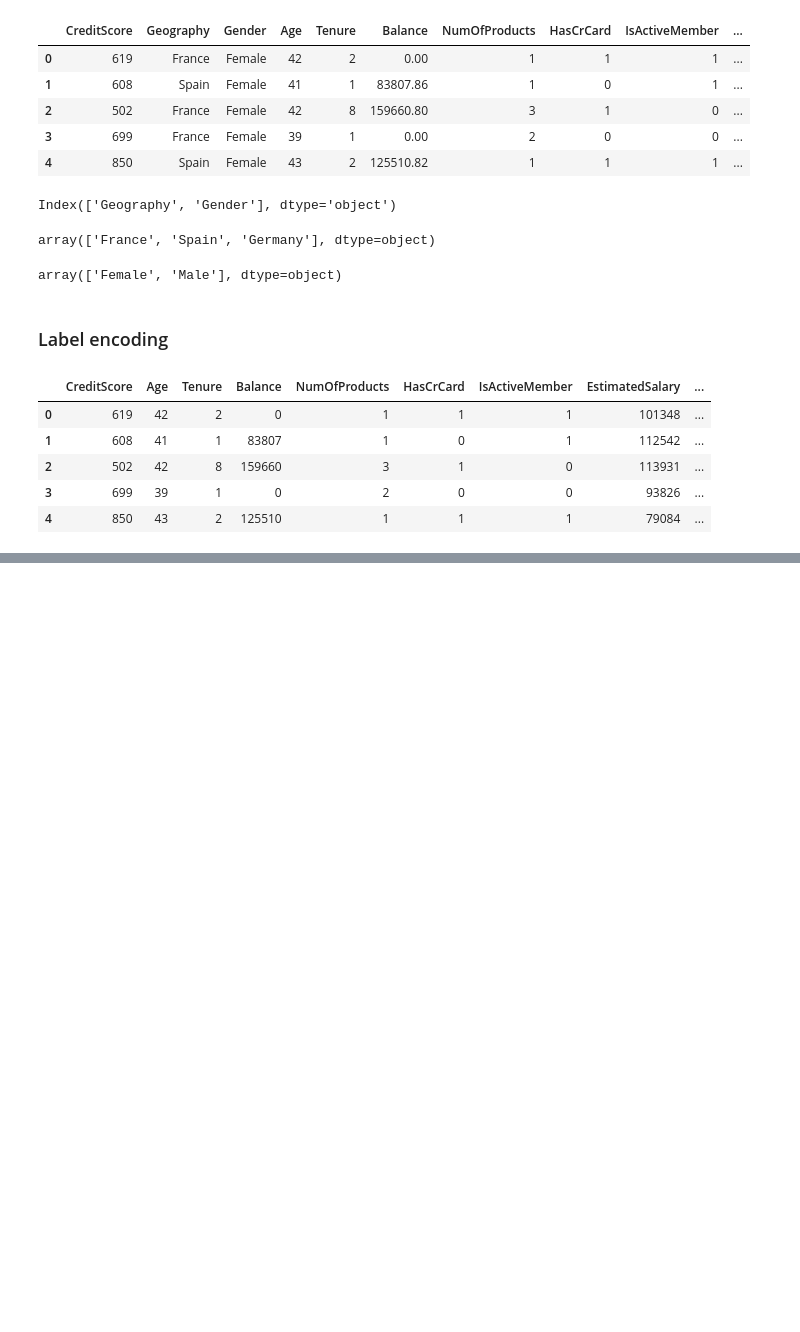
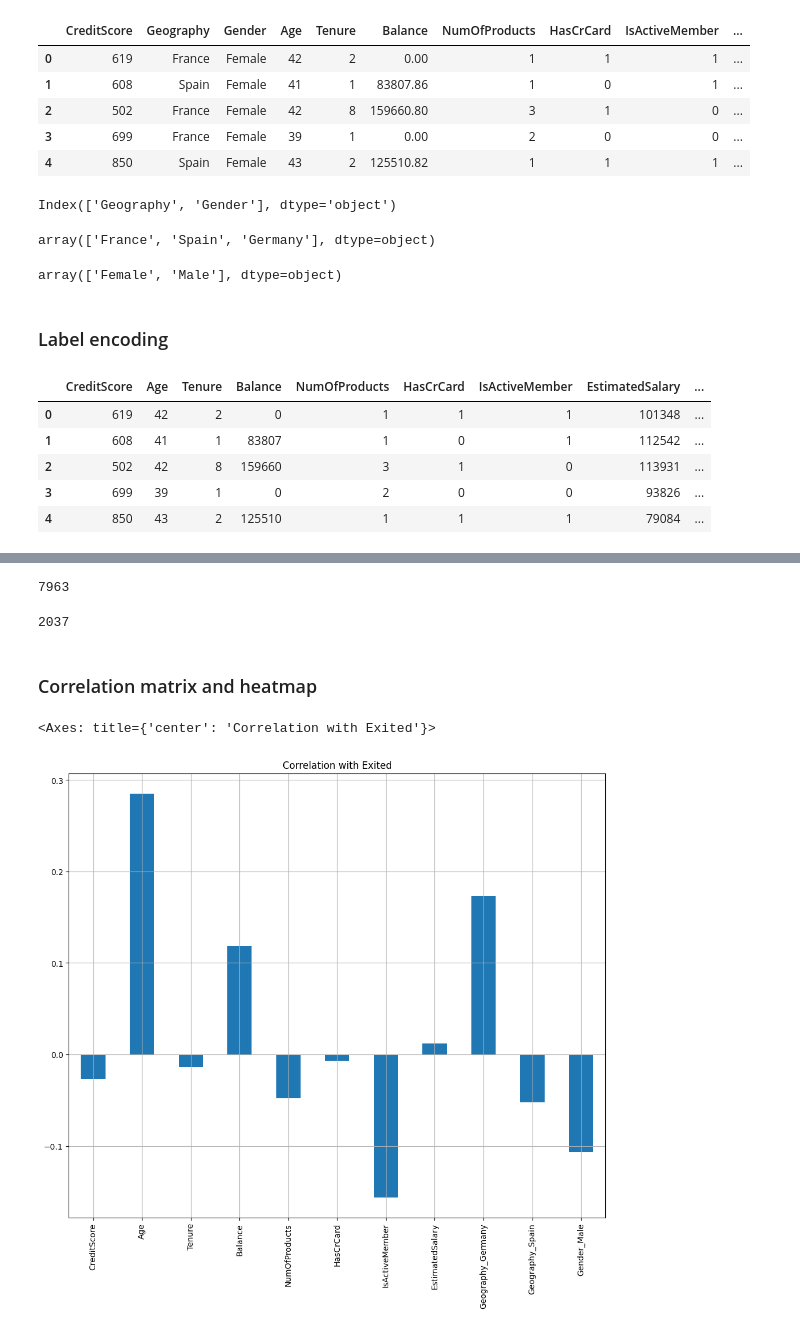
Before and after one commit to MohammedFarzin/Customer-churn-rate-prediction, a Jupyter notebook: Customer churn rate prediction.ipynb, the cells around one changed output, grey strips where cells are left out. Drawn from its saved outputs; the diff is of its cells as text; code cells hidden in the pictures; blank space fills up the shorter version.

```diff
--- a/Customer churn rate prediction.ipynb
+++ b/Customer churn rate prediction.ipynb
@@ -121,0 +116,21 @@ dataset.head()
+# %%
+# Customers staying with bank
+(dataset.Exited == 0).sum()
+# %% [output]
+7963
+# %%
+# Customers leaving the bank
+(dataset.Exited == 1).sum()
+# %% [output]
+2037
+# %% [markdown]
+### Correlation matrix and heatmap
+# %%
+dataset_2 = dataset.drop('Exited', axis=1)
+dataset_2.corrwith(dataset['Exited']).plot.bar(
+    figsize=(12, 10), title='Correlation with Exited',
+    grid=True
+)
+# %% [output]
+<Axes: title={'center': 'Correlation with Exited'}>
+[figure, added]
```
Also changed, not shown: parts of 8 cells of this notebook.
